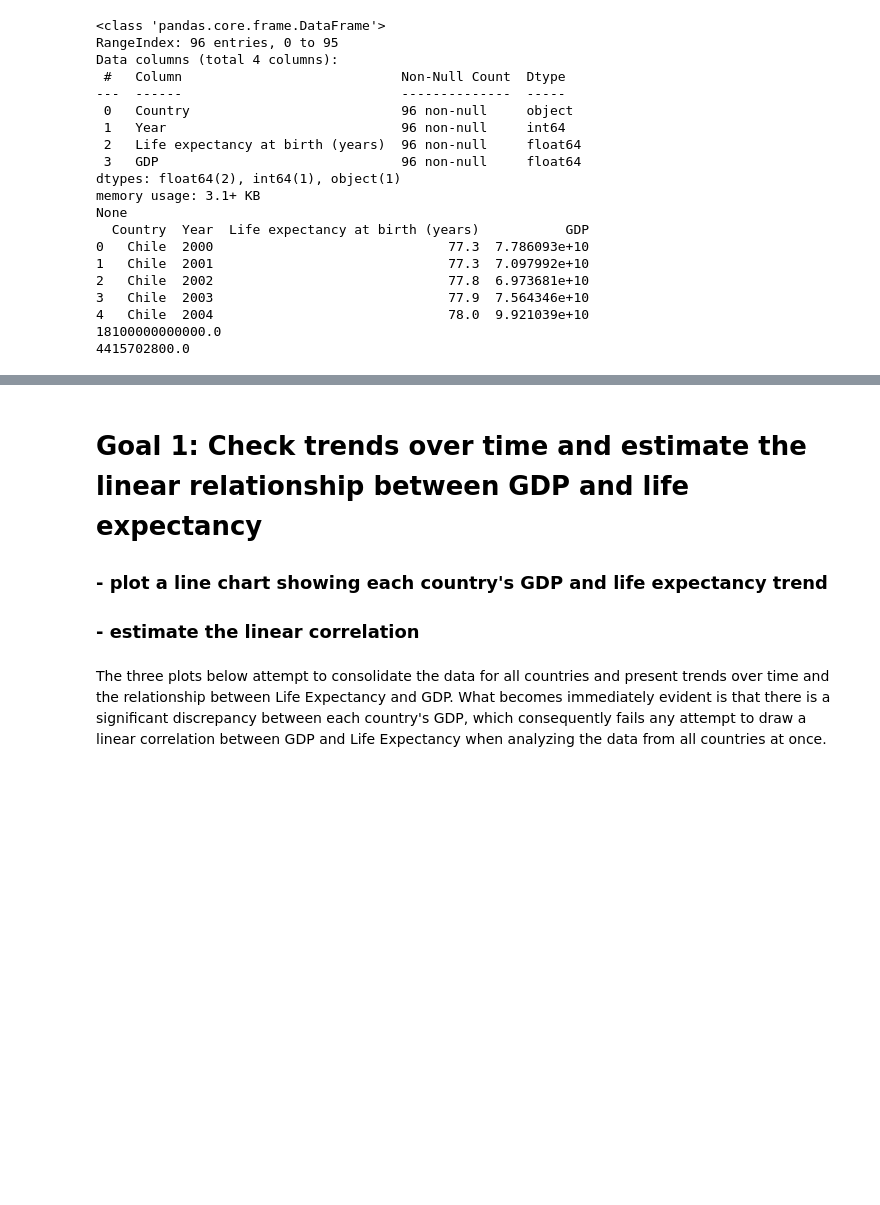
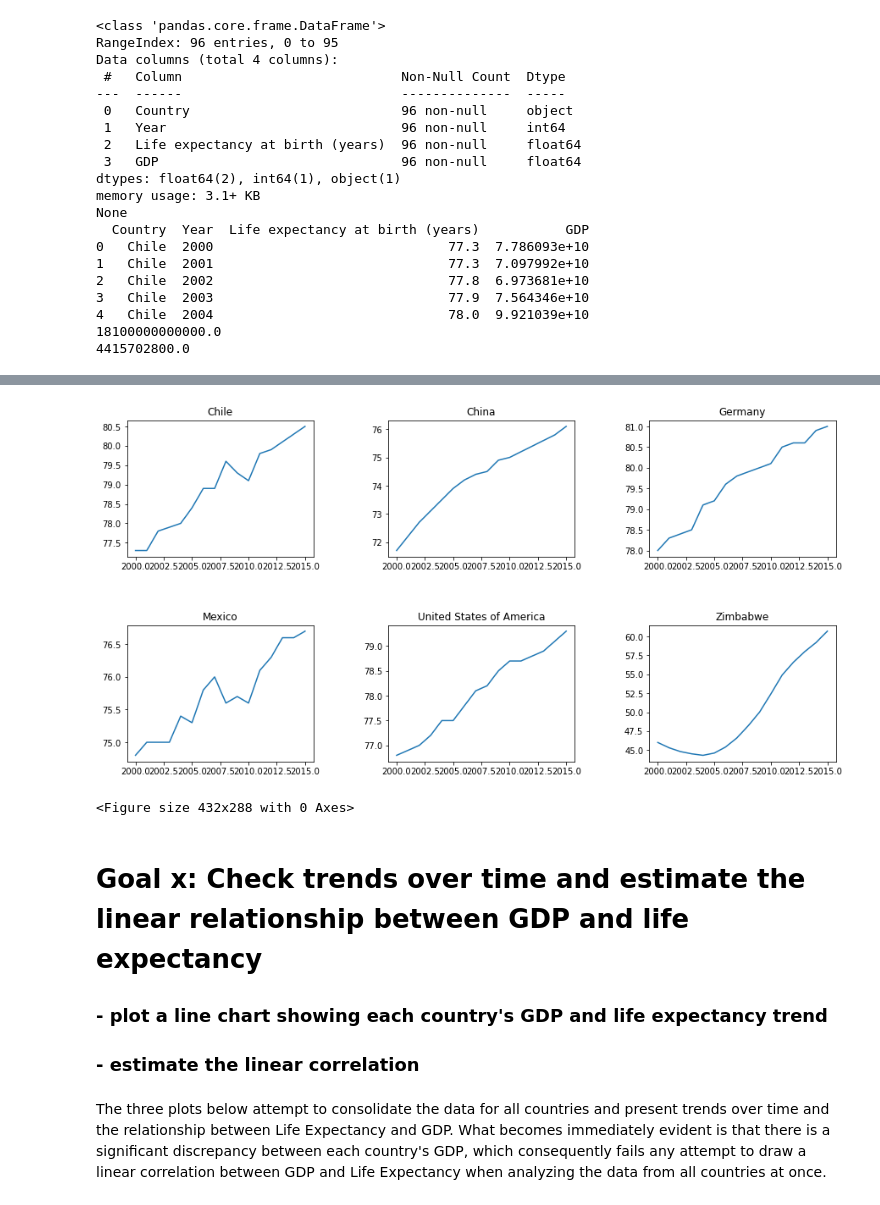
Before and after one commit to R0go/GDP_Life_Expectancy, a Jupyter notebook: life_expectancy_gdp.ipynb, the cells around one changed output, grey strips where cells are left out. Drawn from its saved outputs; the diff is of its cells as text; code cells hidden in the pictures; blank space fills up the shorter version.

Commit message:
Modified goals, restructured the presentation

```diff
--- a/life_expectancy_gdp.ipynb
+++ b/life_expectancy_gdp.ipynb
@@ -71,5 +120,26 @@ None
+# %%
+plt.figure(figsize=[15,8])
+counter = 0
+for i in data_file.Country.unique():
+    counter += 1
+    plt.subplot(2,3,counter)
+    yvalues= data_file['Life'][data_file['Country']==i]
+    xvalues= data_file['Year'][data_file['Country']==i]
+    plt.plot(xvalues, yvalues)
+    plt.title(i)
+# plt.legend(data_file.Country.unique(), bbox_to_anchor=(1.05, 1),loc='upper left', borderaxespad=0.)
+# plt.axis([1999,2016,-1000,19000])
+# plt.title("GDP across years")
+# plt.xlabel('Year')
+# plt.ylabel('GDP (in billions)')
+plt.subplots_adjust(hspace = 0.5, wspace = 0.4, bottom = 0.1, top = 0.8)
+plt.show()
+plt.clf()
+# %% [output]
+[figure, added]
+<Figure size 432x288 with 0 Axes>
 # %% [markdown]
-# Goal 1: Check trends over time and estimate the linear relationship between GDP and life expectancy
+# Goal x: Check trends over time and estimate the linear relationship between GDP and life expectancy
 ###	- plot a line chart showing each country's GDP and life expectancy trend
 ###	- estimate the linear correlation
 # %% [markdown]
```
Also changed, not shown: parts of 8 cells of this notebook.
